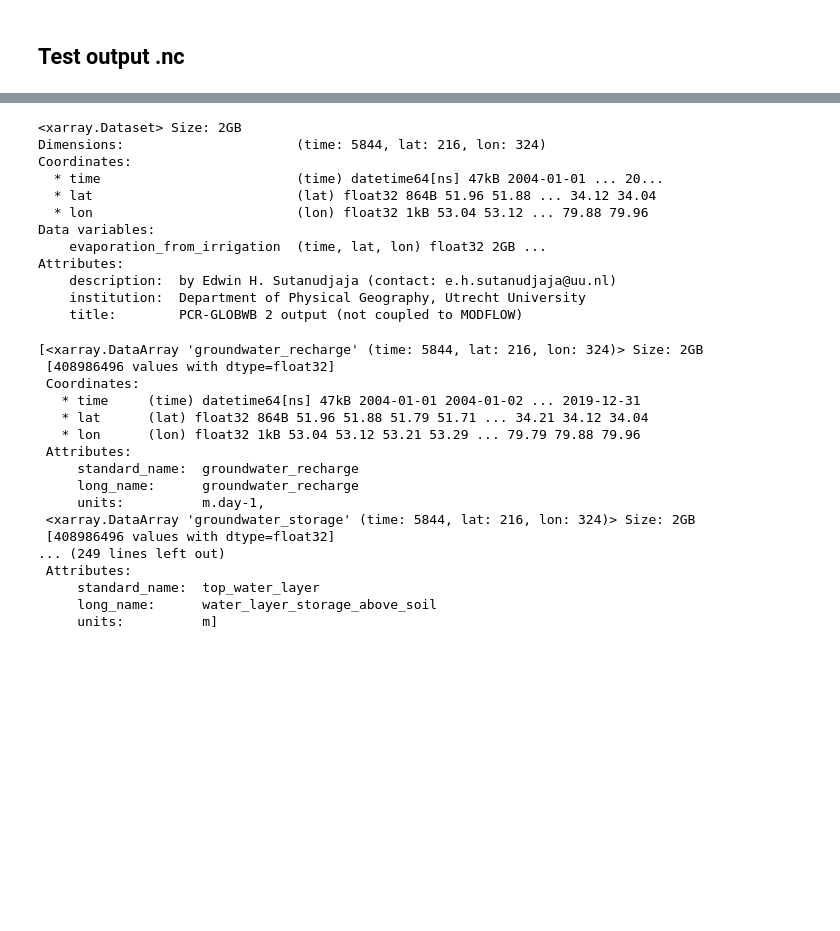
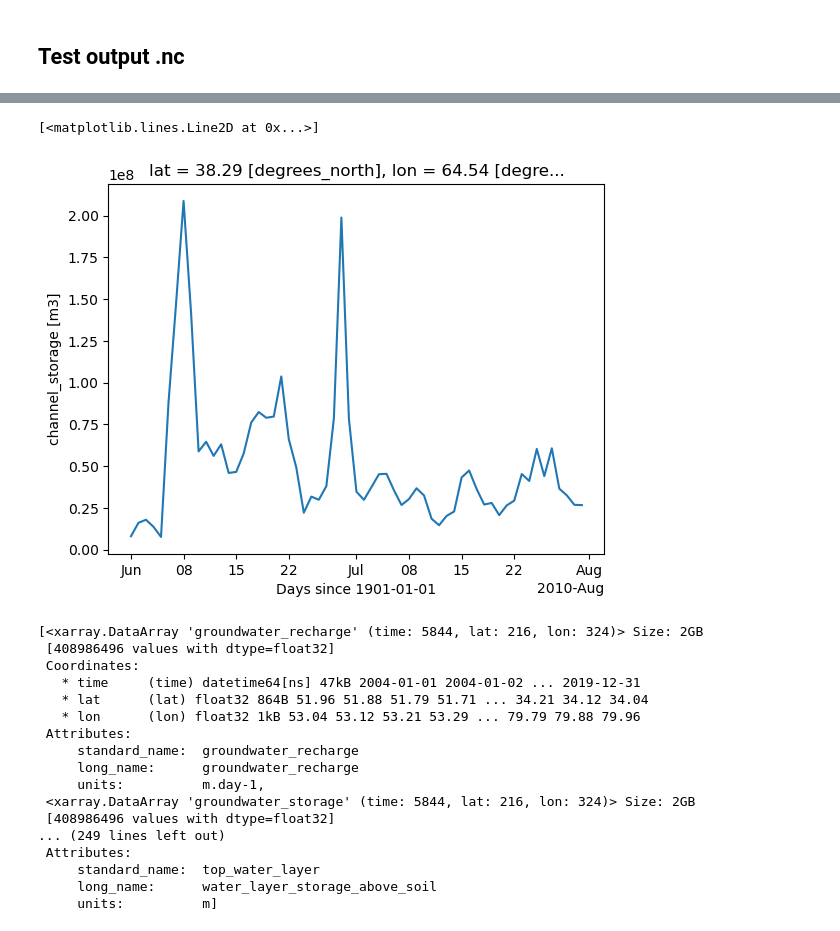
Before and after one commit to andrevdv/MSc_AralSea, a Jupyter notebook: book/thesis_projects/MSc/2025_Q1_AndreVanDerVeen_CEG/work_in_progress/Test_Aral/Check_files_nc.ipynb, the cells around one changed output, grey strips where cells are left out. Saved outputs shown, nothing was run; the diff lists cells and outputs as text; code cells hidden in the pictures; blank space fills up the shorter version.

```diff
--- a/book/thesis_projects/MSc/2025_Q1_AndreVanDerVeen_CEG/work_in_progress/Test_Aral/Check_files_nc.ipynb
+++ b/book/thesis_projects/MSc/2025_Q1_AndreVanDerVeen_CEG/work_in_progress/Test_Aral/Check_files_nc.ipynb
@@ -35,18 +76,9 @@ plt.show()
 # %%
-ds
+da_slice = ds_1[first_var].sel(lat=38.3,lon=64.5, method="nearest")
+da_slice.plot()
 # %% [output]
-<xarray.Dataset> Size: 2GB
-Dimensions:                      (time: 5844, lat: 216, lon: 324)
-Coordinates:
-  * time                         (time) datetime64[ns] 47kB 2004-01-01 ... 20...
-  * lat                          (lat) float32 864B 51.96 51.88 ... 34.12 34.04
-  * lon                          (lon) float32 1kB 53.04 53.12 ... 79.88 79.96
-Data variables:
-    evaporation_from_irrigation  (time, lat, lon) float32 2GB ...
-Attributes:
-    description:  by Edwin H. Sutanudjaja (contact: e.h.sutanudjaja@uu.nl)
-    institution:  Department of Physical Geography, Utrecht University
-    title:        PCR-GLOBWB 2 output (not coupled to MODFLOW)
+[<matplotlib.lines.Line2D at 0x...>]
+[figure, added]
 # %%
 import glob
 
```
Also changed, not shown: parts of 10 cells of this notebook, 6 other files.
